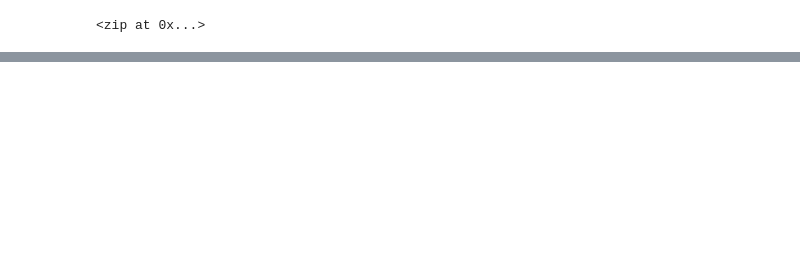
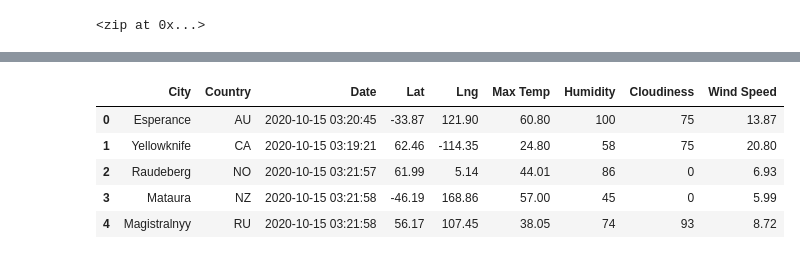
Before and after one commit to greensleeves8/World_Weather_Analysis, a Jupyter notebook: WeatherPy.ipynb, the cells around one changed output, grey strips where cells are left out. Saved outputs shown, nothing was run; the diff lists cells and outputs as text; code cells hidden in the pictures; blank space fills up the shorter version.

```diff
--- a/WeatherPy.ipynb
+++ b/WeatherPy.ipynb
@@ -31,0 +143,12 @@ len(cities)
+# %%
+new_column_order = ["City", "Country", "Date", "Lat", "Lng", "Max Temp", "Humidity", "Cloudiness", "Wind Speed"]
+# %%
+city_data_df = city_data_df[new_column_order]
+city_data_df.head()
+# %% [output]
+|  | City | Country | Date | Lat | Lng | Max Temp | Humidity | Cloudiness | Wind Speed |
+| 0 | Esperance | AU | 2020-10-15 03:20:45 | -33.87 | 121.90 | 60.80 | 100 | 75 | 13.87 |
+| 1 | Yellowknife | CA | 2020-10-15 03:19:21 | 62.46 | -114.35 | 24.80 | 58 | 75 | 20.80 |
+| 2 | Raudeberg | NO | 2020-10-15 03:21:57 | 61.99 | 5.14 | 44.01 | 86 | 0 | 6.93 |
+| 3 | Mataura | NZ | 2020-10-15 03:21:58 | -46.19 | 168.86 | 57.00 | 45 | 0 | 5.99 |
+| 4 | Magistralnyy | RU | 2020-10-15 03:21:58 | 56.17 | 107.45 | 38.05 | 74 | 93 | 8.72 |
```
Also changed, not shown: parts of 8 cells of this notebook, 1 other file.
